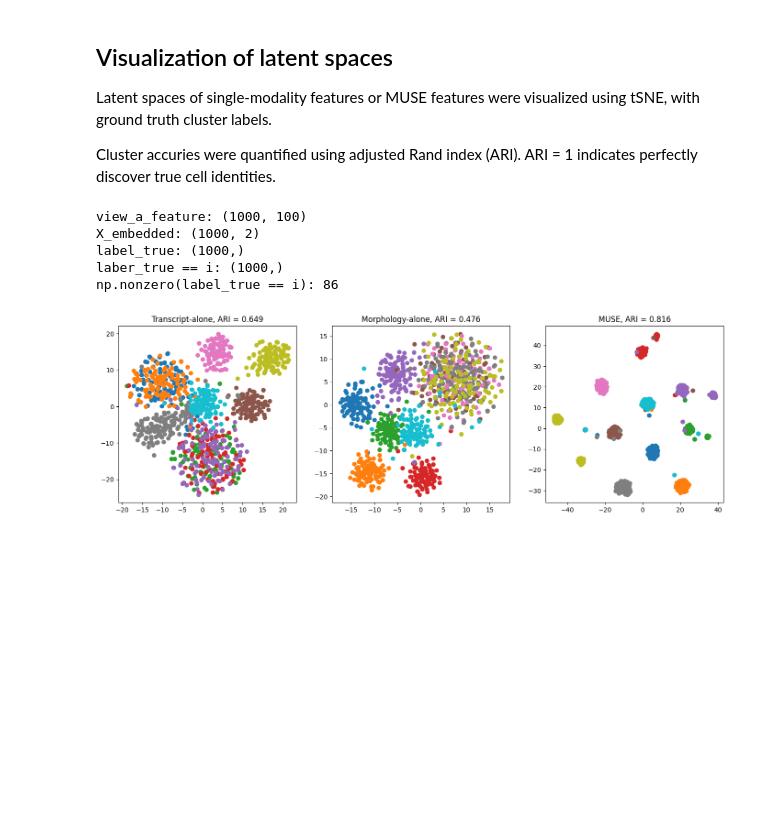
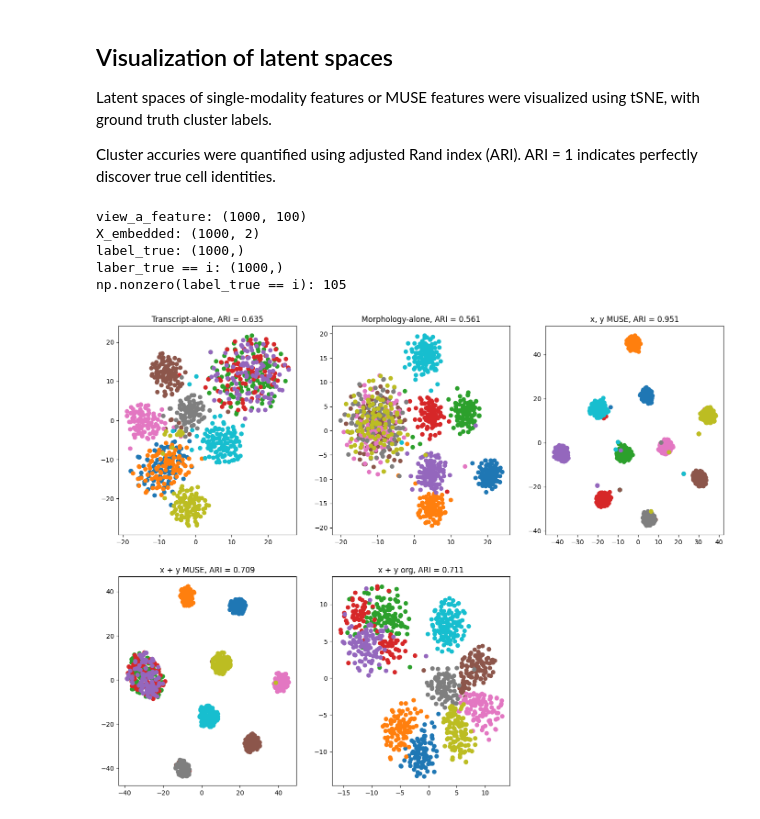
Before and after one commit to darkwilldie/MUSE, a Jupyter notebook: MUSE_demo/MUSE_demo.ipynb, the cells around one changed output. Drawn from its saved outputs; the diff is of its cells as text; code cells hidden in the pictures; blank space fills up the shorter version.

Commit message:
add dual_muse but get random tensor wrongly

```diff
--- a/MUSE_demo/MUSE_demo.ipynb
+++ b/MUSE_demo/MUSE_demo.ipynb
@@ -68,6 +68,9 @@ Learn features from single modality
 # %%
 view_a_feature = PCA(n_components=latent_dim).fit_transform(data_a)
 view_b_feature = PCA(n_components=latent_dim).fit_transform(data_b)
+# %%
+data_ab = data_a + data_b
+view_ab_feature = PCA(n_components=latent_dim).fit_transform(data_ab)
 # %%
 print(f"data_a shape: {data_a.shape}")
 print(f"data_b shape: {data_b.shape}")
@@ -83,5 +86,6 @@ Perform clustering using PhenoGraph
 # %%
 view_a_label, _, _ = phenograph.cluster(view_a_feature)
 view_b_label, _, _ = phenograph.cluster(view_b_feature)
+view_ab_label, _, _ = phenograph.cluster(view_ab_feature)
 # %% [output]
 Finding 30 nearest neighbors using minkowski metric and 'auto' algorithm
@@ -107,11 +110,14 @@ PhenoGraph completed in 0.7296855449676514 seconds
 # %% [markdown]
 MUSE learns the joint latent representation
 # %%
-muse_feature, reconstruct_inputs, encoded_inputs = muse.muse_fit_predict(
+outputs = muse.dual_muse_fit_predict(
     [data_a, data_b],
+    [data_ab],
     [view_a_label, view_b_label],
+    [view_ab_label],
     latent_dim=100,
     n_epochs=500,
+    info_nce_lambda=1000,
     weight_penalty=5,
     triplet_lambda=5,
 )
@@ -150,0 +145,4 @@ PhenoGraph completed in 1.551269292831421 seconds
+# %%
+latent_sc, latent_st = outputs[0], outputs[1]
+muse_label_sc, _, _ = phenograph.cluster(latent_sc)
+muse_label_st, _, _ = phenograph.cluster(latent_st)
@@ -154,40 +170,54 @@ Latent spaces of single-modality features or MUSE features were visualized using
 
 Cluster accuries were quantified using adjusted Rand index (ARI). ARI = 1 indicates perfectly discover true cell identities.
 # %%
-plt.figure(figsize=(17, 5))
-plt.subplot(1, 3, 1)
+plt.figure(figsize=(17, 13))
+plt.subplot(2, 3, 1)
 print(f"view_a_feature: {view_a_feature.shape}")
 X_embedded = TSNE(n_components=2).fit_transform(view_a_feature)
 print(f"X_embedded: {X_embedded.shape}")
 print(f"label_true: {label_true.shape}")
 print(f"laber_true == i: {(label_true == 0).shape}")
 print(f"np.nonzero(label_true == i): {len(np.nonzero(label_true == 2)[0])}")
 # 遍历每一个类别
 for i in np.unique(label_true):
     # 找到所有类别为i的索引
     idx = np.nonzero(label_true == i)[0]
     # 将类别为i的点画成散点图
     plt.scatter(X_embedded[idx, 0], X_embedded[idx, 1])
     # 设置标题
     plt.title('Transcript-alone, ARI = %01.3f' % adjusted_rand_score(label_true, view_a_label))
 
-plt.subplot(1, 3, 2)
+plt.subplot(2, 3, 2)
 X_embedded = TSNE(n_components=2).fit_transform(view_b_feature)
 for i in np.unique(label_true):
     idx = np.nonzero(label_true == i)[0]
     plt.scatter(X_embedded[idx, 0], X_embedded[idx, 1])
     plt.title('Morphology-alone, ARI = %01.3f' % adjusted_rand_score(label_true, view_b_label))
 
-plt.subplot(1, 3, 3)
-X_embedded = TSNE(n_components=2).fit_transform(muse_feature)
+plt.subplot(2, 3, 3)
+X_embedded = TSNE(n_components=2).fit_transform(latent_sc)
 for i in np.unique(label_true):
     idx = np.nonzero(label_true == i)[0]
     plt.scatter(X_embedded[idx, 0], X_embedded[idx, 1])
-    plt.title('MUSE, ARI = %01.3f' % adjusted_rand_score(label_true, muse_label))
+    plt.title('x, y MUSE, ARI = %01.3f' % adjusted_rand_score(label_true, muse_label_sc))
+
+plt.subplot(2, 3, 4)
+X_embedded = TSNE(n_components=2).fit_transform(latent_st)
+for i in np.unique(label_true):
+    idx = np.nonzero(label_true == i)[0]
+    plt.scatter(X_embedded[idx, 0], X_embedded[idx, 1])
+    plt.title('x + y MUSE, ARI = %01.3f' % adjusted_rand_score(label_true, muse_label_st))
+
+plt.subplot(2, 3, 5)
+X_embedded = TSNE(n_components=2).fit_transform(data_ab)
+for i in np.unique(label_true):
+    idx = np.nonzero(label_true == i)[0]
+    plt.scatter(X_embedded[idx, 0], X_embedded[idx, 1])
+    plt.title('x + y org, ARI = %01.3f' % adjusted_rand_score(label_true, view_ab_label))
 # %% [output]
 view_a_feature: (1000, 100)
 X_embedded: (1000, 2)
 label_true: (1000,)
 laber_true == i: (1000,)
-np.nonzero(label_true == i): 86
+np.nonzero(label_true == i): 105
-[figure, old version]
+[figure, new version]
```
Also changed, not shown: parts of 4 cells of this notebook, 10 other files.
